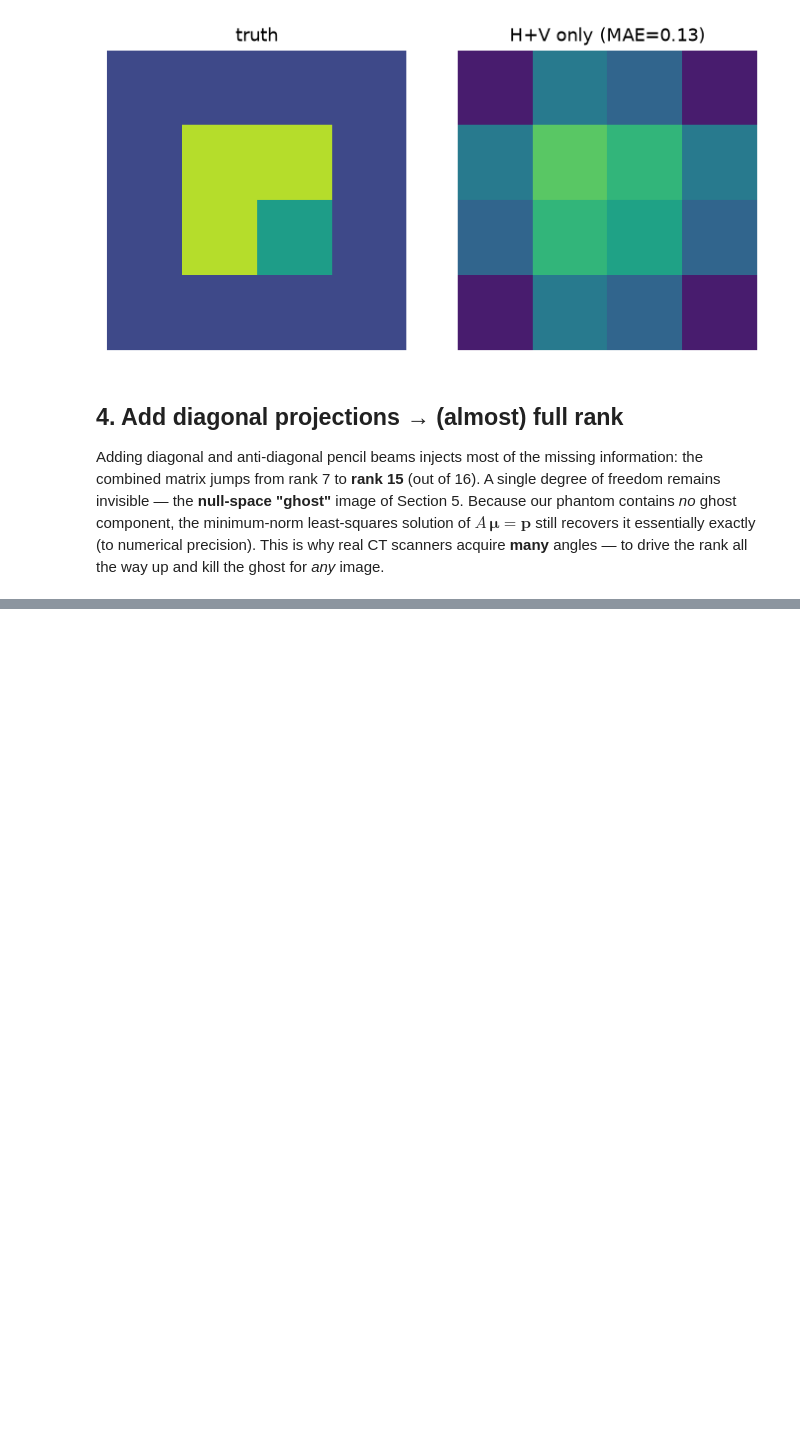
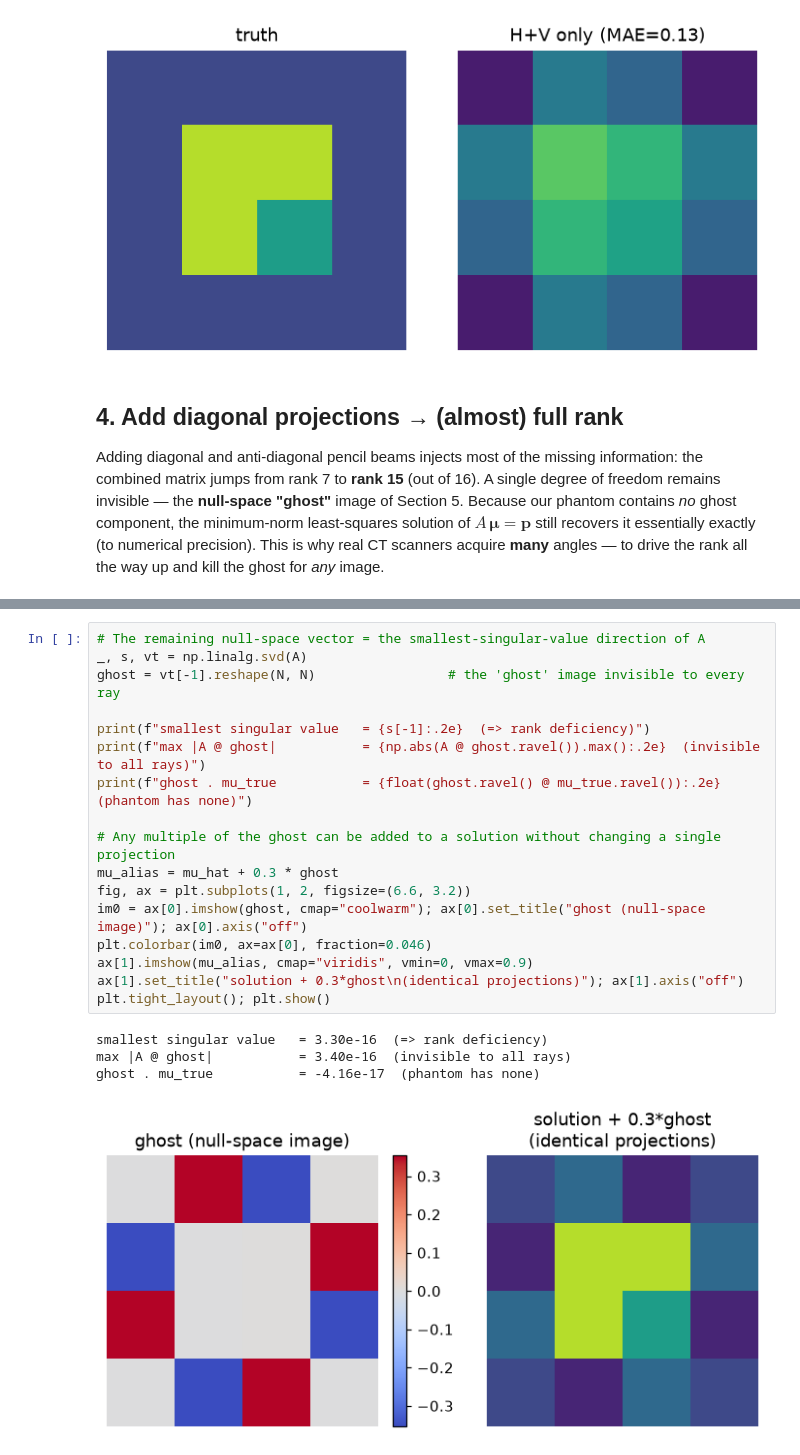
Before and after one commit to AshvinHandoo/BIOENG1340-2026, a Jupyter notebook: Week09/AlgebraicReconstruction_4x4.ipynb, the cells around one changed output, grey strips where cells are left out. Cells and saved outputs as stored; diff of their text form; blank space fills up the shorter version.

```diff
--- a/Week09/AlgebraicReconstruction_4x4.ipynb
+++ b/Week09/AlgebraicReconstruction_4x4.ipynb
@@ -177 +234,23 @@ max |mu_hat - mu_true| = 6.11e-16
+# %%
+# The remaining null-space vector = the smallest-singular-value direction of A
+_, s, vt = np.linalg.svd(A)
+ghost = vt[-1].reshape(N, N)                 # the 'ghost' image invisible to every ray
+
+print(f"smallest singular value   = {s[-1]:.2e}  (=> rank deficiency)")
+print(f"max |A @ ghost|           = {np.abs(A @ ghost.ravel()).max():.2e}  (invisible to all rays)")
+print(f"ghost . mu_true           = {float(ghost.ravel() @ mu_true.ravel()):.2e}  (phantom has none)")
+
+# Any multiple of the ghost can be added to a solution without changing a single projection
+mu_alias = mu_hat + 0.3 * ghost
+fig, ax = plt.subplots(1, 2, figsize=(6.6, 3.2))
+im0 = ax[0].imshow(ghost, cmap="coolwarm"); ax[0].set_title("ghost (null-space image)"); ax[0].axis("off")
+plt.colorbar(im0, ax=ax[0], fraction=0.046)
+ax[1].imshow(mu_alias, cmap="viridis", vmin=0, vmax=0.9)
+ax[1].set_title("solution + 0.3*ghost\n(identical projections)"); ax[1].axis("off")
+plt.tight_layout(); plt.show()
+# %% [output]
+smallest singular value   = 3.30e-16  (=> rank deficiency)
+max |A @ ghost|           = 3.40e-16  (invisible to all rays)
+ghost . mu_true           = -4.16e-17  (phantom has none)
+[figure, added]
 # %% [markdown]
```
Also changed, not shown: parts of 10 cells of this notebook, 3 other files.
